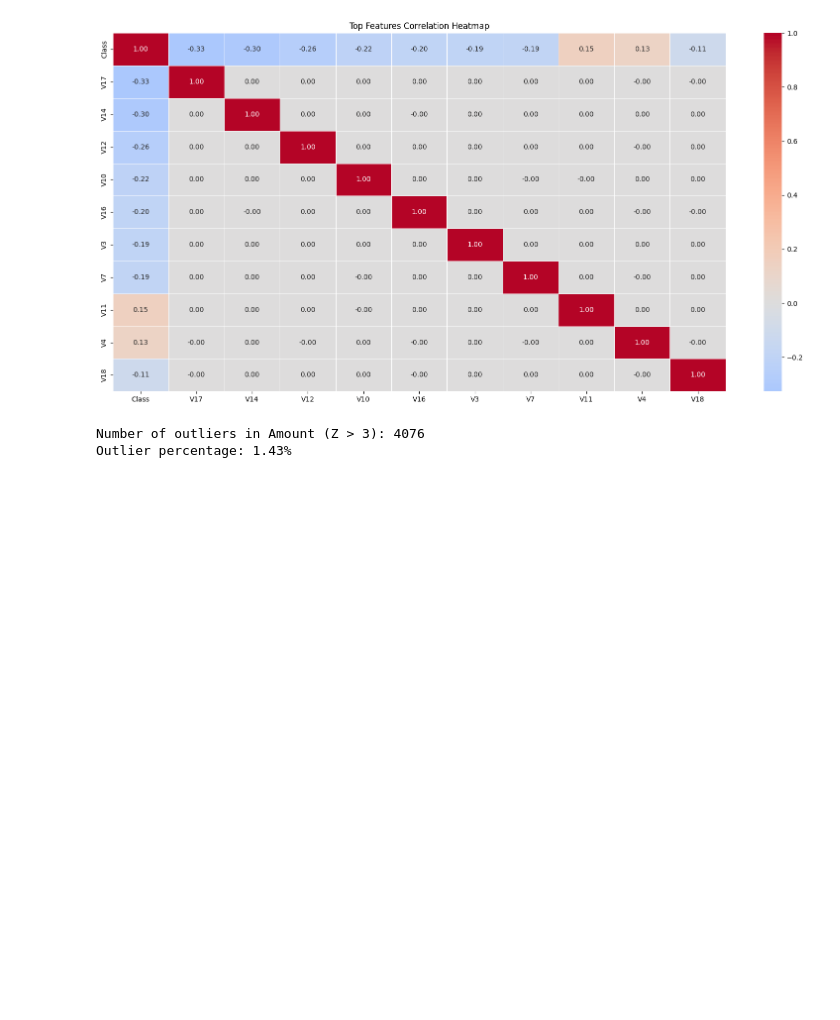
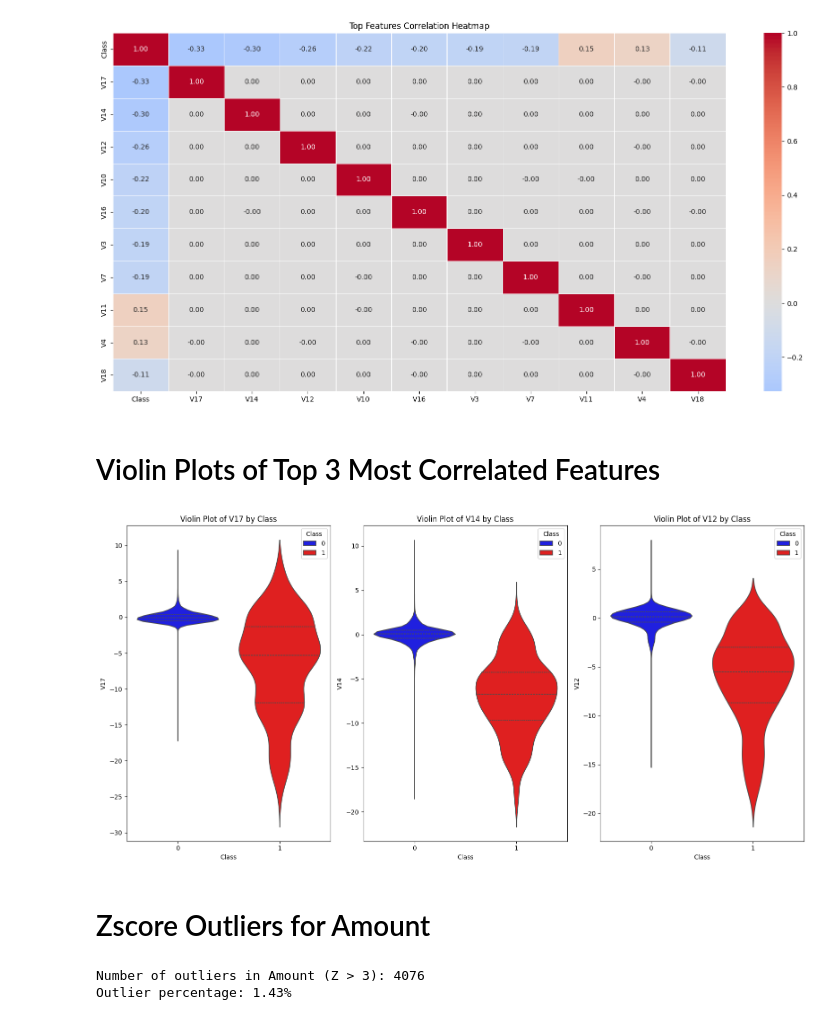
Before and after one commit to sharkz0912/creditcard-fraud-detection, a Jupyter notebook: notebooks/EDA.ipynb, the cells around one changed output. Cells and saved outputs as stored; diff of their text form; code cells hidden in the pictures; blank space fills up the shorter version.

```diff
--- a/notebooks/EDA.ipynb
+++ b/notebooks/EDA.ipynb
@@ -124,4 +138,22 @@ plt.tight_layout()
 plt.show()
 # %% [output]
 [figure]
+# %% [markdown]
+# Violin Plots of Top 3 Most Correlated Features
+# %%
+top_corr_features = ['V17', 'V14', 'V12']
+
+plt.figure(figsize=(16, 8))
+for i, col in enumerate(top_corr_features, 1):
+    plt.subplot(1, 3, i)
+    sns.violinplot(x='Class', y=col, data=df, hue='Class', palette={0: 'blue', 1: 'red'}, inner='quartile')
+    plt.title(f"Violin Plot of {col} by Class")
+    plt.xlabel("Class")
+    plt.ylabel(col)
+plt.tight_layout()
+plt.show()
+# %% [output]
+[figure, added]
+# %% [markdown]
+# Zscore Outliers for Amount
 # %%
```
Also changed, not shown: parts of 15 cells of this notebook, 25 other files.
